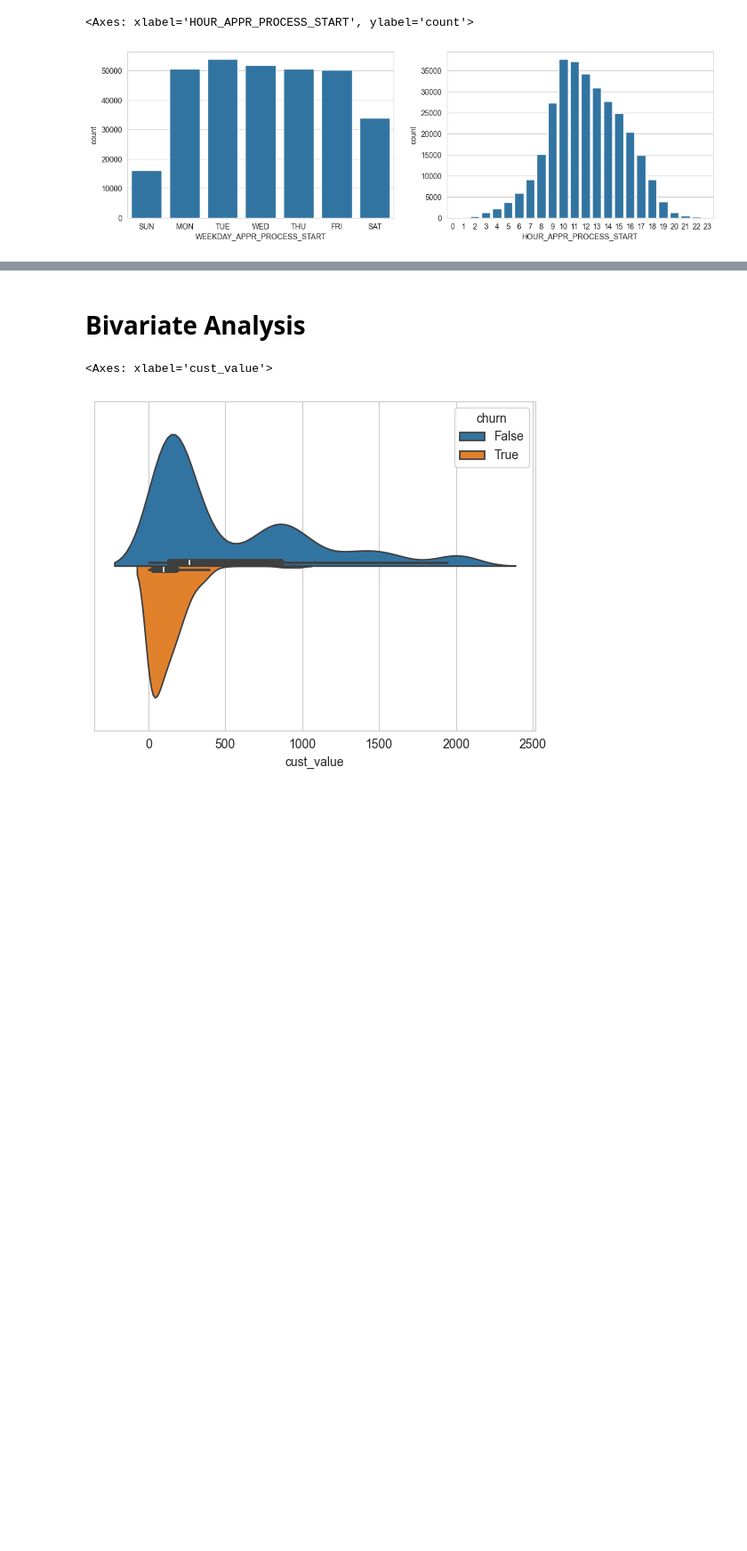
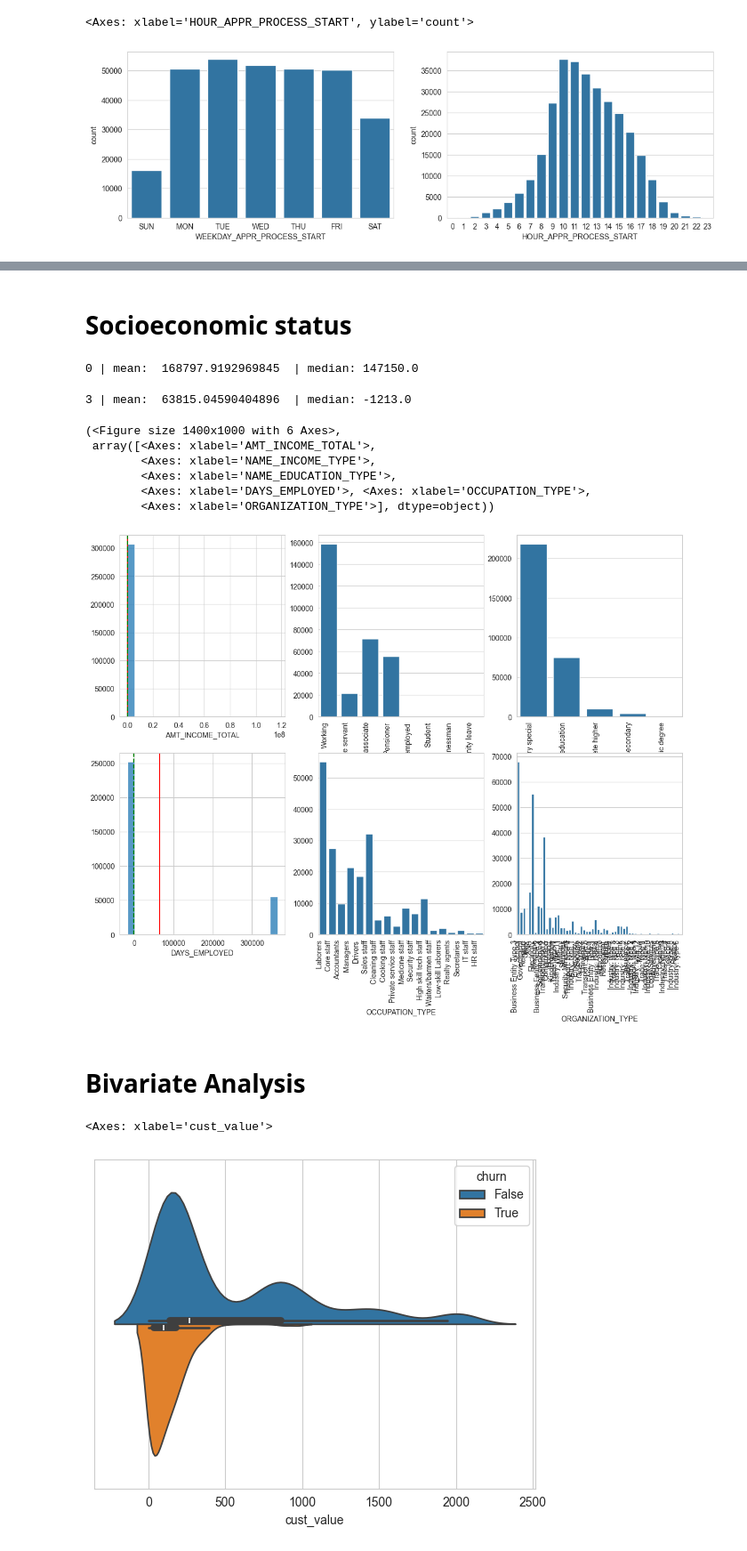
Before and after one commit to mlcuadra1/Credit-Risk, a Jupyter notebook: notebooks/Script 2 - EDA.ipynb, the cells around one changed output, grey strips where cells are left out. Shown at 89% size. Cells and saved outputs as stored; diff of their text form; code cells hidden in the pictures; blank space fills up the shorter version.

Commit message:
Socioeconomic Initial

```diff
--- a/notebooks/Script 2 - EDA.ipynb
+++ b/notebooks/Script 2 - EDA.ipynb
@@ -278,3 +290,17 @@ sns.countplot(data=app_train_df_withbool, x='HOUR_APPR_PROCESS_START', ax=axes[1
+# %% [markdown]
+# Socioeconomic status
+# %%
+multi_dtype_plot(app_train_df_withbool, socioeconomic_cols, 2, 3, xtick_rotation=90)
+# %% [output]
+0 | mean:  168797.9192969845  | median: 147150.0
+3 | mean:  63815.04590404896  | median: -1213.0
+(<Figure size 1400x1000 with 6 Axes>,
+ array([<Axes: xlabel='AMT_INCOME_TOTAL'>,
+        <Axes: xlabel='NAME_INCOME_TYPE'>,
+        <Axes: xlabel='NAME_EDUCATION_TYPE'>,
+        <Axes: xlabel='DAYS_EMPLOYED'>, <Axes: xlabel='OCCUPATION_TYPE'>,
+        <Axes: xlabel='ORGANIZATION_TYPE'>], dtype=object))
+[figure, added]
 # %% [markdown]
 # Bivariate Analysis
 # %%
```
Also changed, not shown: parts of 3 cells of this notebook.
